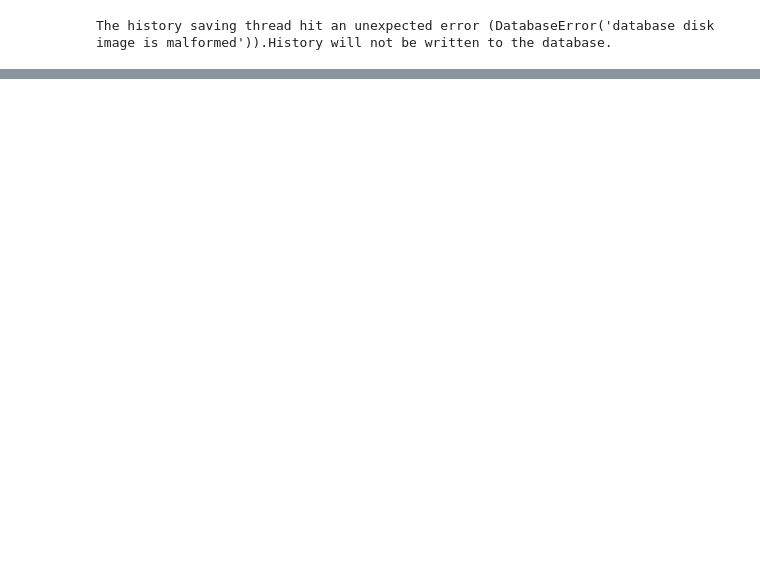
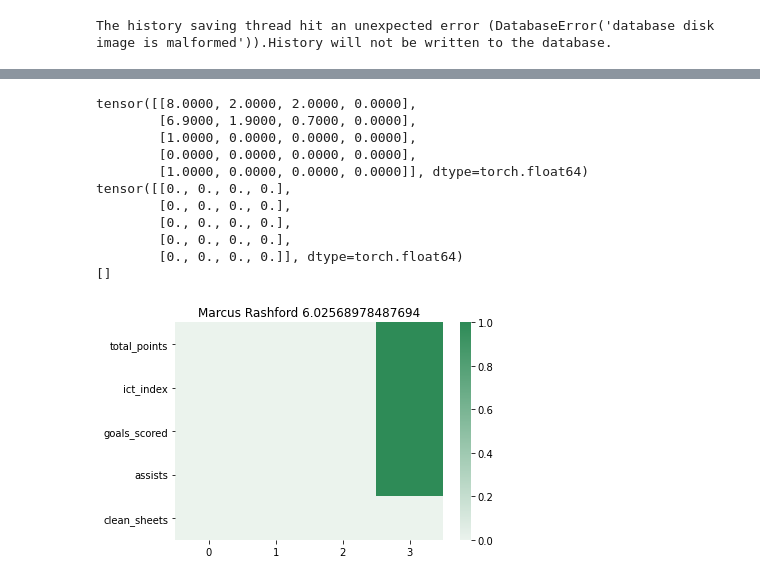
Before and after one commit to ajayrfhp/Control, a Jupyter notebook: Control_FPL/model_evaluation.ipynb, the cells around one changed output, grey strips where cells are left out. Cells and saved outputs as stored; diff of their text form; code cells hidden in the pictures; blank space fills up the shorter version.

```diff
--- a/Control_FPL/model_evaluation.ipynb
+++ b/Control_FPL/model_evaluation.ipynb
@@ -23,8 +37,8 @@ model saved, loss =  0.1386258244031263
 # %%
-player_features = ['total_points', 'ict_index', 'goals_scored', 'assists', 'clean_sheets']
+player_features = ['total_points', 'ict_index', 'goals_scored', 'assists', 'clean_sheets', 'saves']
 opposition_features = [ "npxGA"]
 model_paths = ["./trained_models/simple_linear_model_opposition.pt"]
 data_object = data.Data()
-agent = Agent(data_object=data_object, player_features=player_features, opposition_features=opposition_features, model_class=LinearPytorchModel, model_path=model_paths[0], visualize = True)
+agent = Agent(data_object=data_object, player_features=player_features, opposition_features=opposition_features, model_class=LinearPytorchModel, model_path=model_paths[0], visualize = False)
 agent.update_model()
 # %% [output]
@@ -44,0 +62,21 @@ model saved, loss =  0.09525673203413379
+# %%
+next_performances = agent.predict_next_performance()
+print(agent.opposition_features)
+for i, row in next_performances.iterrows():
+    plt.title(f"{row['name']} {row['predicted_total_points']}")
+    sns.heatmap(row['input_feature'].reshape((agent.num_features, -1)), yticklabels = agent.features, cmap = sns.light_palette("seagreen", as_cmap = True), vmin = 0, vmax = 1)
+    plt.show()
+    break
+# %% [output]
+tensor([[8.0000, 2.0000, 2.0000, 0.0000],
+        [6.9000, 1.9000, 0.7000, 0.0000],
+        [1.0000, 0.0000, 0.0000, 0.0000],
+        [0.0000, 0.0000, 0.0000, 0.0000],
+        [1.0000, 0.0000, 0.0000, 0.0000]], dtype=torch.float64)
+tensor([[0., 0., 0., 0.],
+        [0., 0., 0., 0.],
+        [0., 0., 0., 0.],
+        [0., 0., 0., 0.],
+        [0., 0., 0., 0.]], dtype=torch.float64)
+[]
+[figure, added]
```
Also changed, not shown: parts of 3 cells of this notebook, 9 other files.
